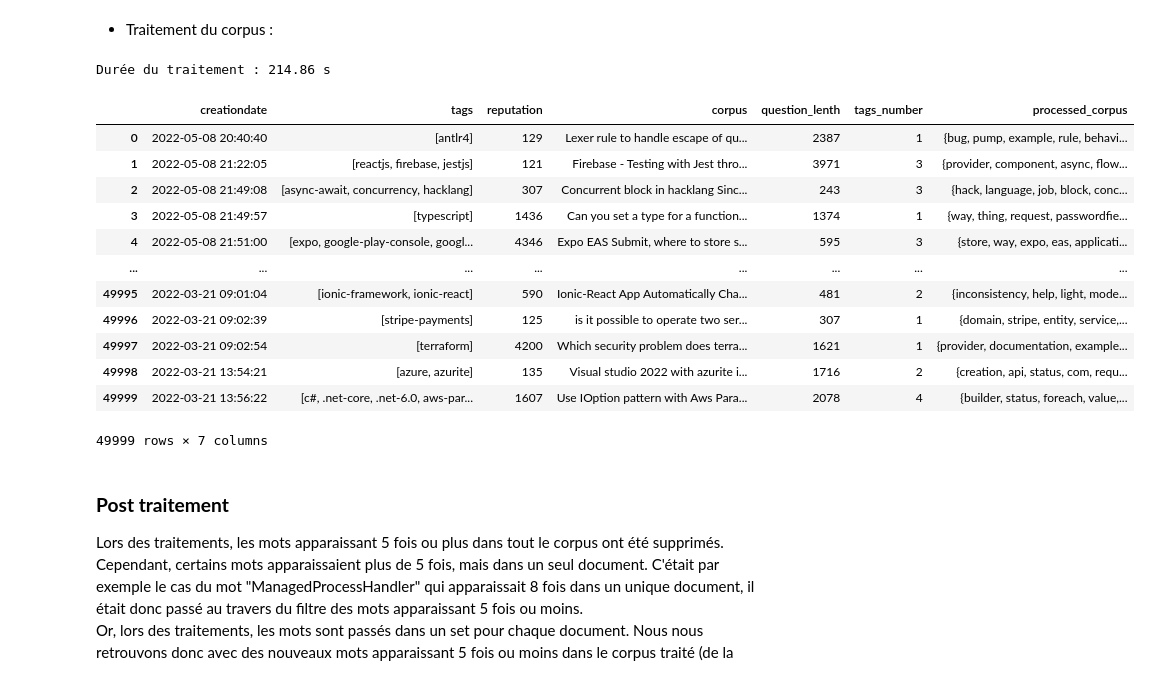
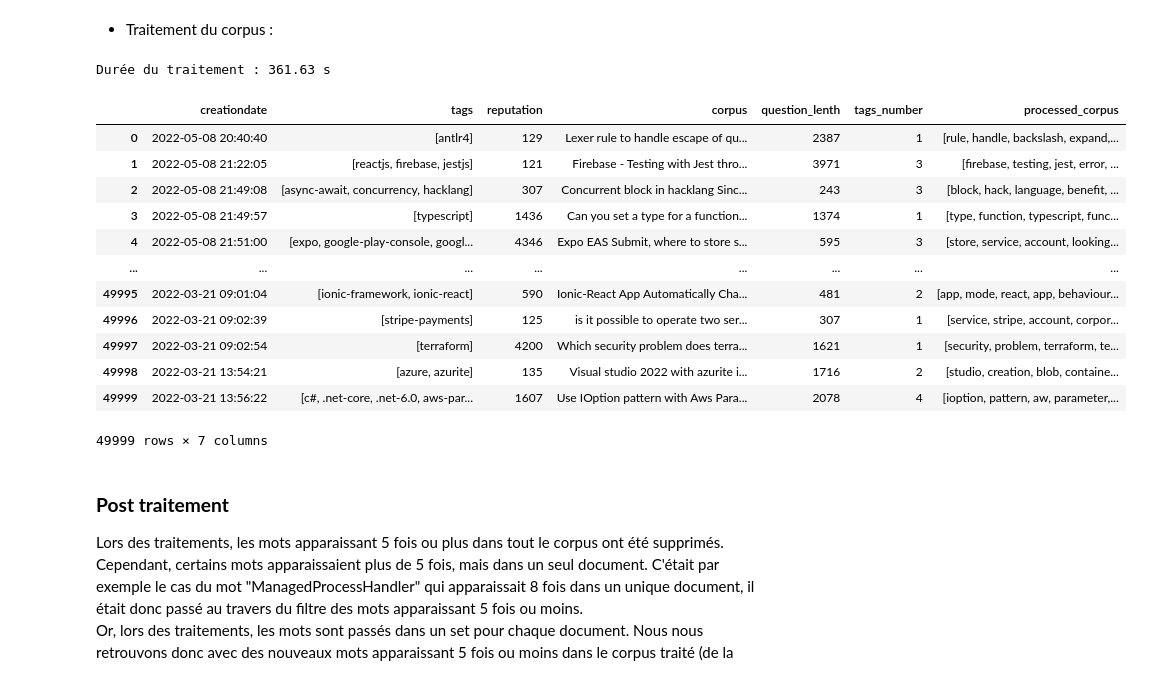
Before and after one commit to BiGHeaDMaX/Suggestion-automatique-de-mots-cles, a Jupyter notebook: 01 - Pré-traitements et Exploration.ipynb, the cells around one changed output. Cells and saved outputs as stored; diff of their text form; code cells hidden in the pictures.

Commit message:
paramètre return_set=False dans la fonction

```diff
--- a/01 - Pré-traitements et Exploration.ipynb
+++ b/01 - Pré-traitements et Exploration.ipynb
@@ -614,7 +614,8 @@ def process_documents(doc,
                    list_rare_words=None,
                    min_len_word=3,
                    alpha_only=True,
-                   extra_words=None
+                   extra_words=None,
+                   return_set=False
                    ):
 
     """
@@ -640,6 +641,7 @@ def process_documents(doc,
     min_len_word (int) : longueur des mots courts à supprimer, si None aucun mot supprimé (par défaut : 3).
     alpha_only (bool) : utilisation de la méthode .isalpha() pour ne garder que les lettres (par défaur : True).
     extra_words (set) : mots spécifiques supplémentaire à supprimer, privilégier un format en set pour des traitements plus rapides (par défaut : None).
+    return_set (bool) : retourner les résultats sous forme de set, pour supprimer les doublons dans les documents (Par défaut : False).
 
     ------------------------------------
 
@@ -650,13 +652,18 @@ def process_documents(doc,
     """
 
     # Passage du texte en minuscules
-    doc = doc.lower() #.strip()  # .strip() enlève le/les caractère(s) définis à gauche et à droite (espace par défaut)
+    doc = doc.lower()
 
     # Tokenisation du texte
     if tokenizer:
-        raw_tokens_list = set(tokenizer.tokenize(doc))  # set() pour supprimer les doublons
+        raw_tokens_list = tokenizer.tokenize(doc)
     else:
         raw_tokens_list = doc
+
+    # S'il est choisi de retourner un set, alors nous pouvons dès maintenant
+    # supprimer les doublons, les traitements suivants seront plus rapides
+    if return_set:
+        raw_tokens_list = set(raw_tokens_list)
 
     # Suppression des stopwords (si fournis)
     if stop_words:
@@ -687,11 +694,16 @@ def process_documents(doc,
         ecrase = ' '.join(alpha_tokens)  # Il faut "écraser" la liste pour qu'elle puisse passer dans le lemmatizerde Spacy
         doc = lemmentizer(ecrase)
         if pos:
-            lemmatized = set([word.lemma_ for word in doc if word.pos_ in pos])  # set() pour supprimer les nouveaux doublons
+            lemmatized = [word.lemma_ for word in doc if word.pos_ in pos]
         else:
-            lemmatized = set([word.lemma_ for word in doc])  # set() pour supprimer les nouveaux doublons
+            lemmatized = [word.lemma_ for word in doc]
     else:
         lemmatized = alpha_tokens
+
+    # S'il est choisi de retourner un set, alors nous pouvons dès maintenant
+    # supprimer les doublons, les traitements suivants seront plus rapides
+    if return_set:
+        lemmatized = set(lemmatized)
 
     # Suppression des extra_words (si fournis)
     if extra_words:
@@ -701,8 +713,12 @@ def process_documents(doc,
 
     # Forme des données retournées
     if rejoin:
-        return " ".join(final) # retourne une unique chaine de caractère contenant les tokens séparés par un espace
-    return final
+        final = " ".join(final) # retourne une unique chaine de caractère contenant les tokens séparés par un espace
+
+    if return_set:
+        return set(final)
+    else:
+        return final
 # %% [markdown]
 Préparation des différent éléments nécéssaire aux traitement : <br>
 - Instanciation du Tokenizer, nous allons utiliser *RegexpTokenizer* de NLTK.
@@ -747,34 +763,35 @@ pos_a_garder = set([
 # %%
 debut = time.time()  # Heure de début du traitement
 data['processed_corpus'] = data.corpus.apply(process_documents,
                                    doc,
                                    tokenizer=tokenizer,
                                    pos=pos_a_garder,
                                    lemmentizer=spacy_nlp,
                                    rejoin=False,
                                    stop_words=stop_words,
                                    list_rare_words=mots_rares,
                                    min_len_word=3,
                                    alpha_only=True,
-                                   extra_words=None
+                                   extra_words=None,
+                                   return_set=False
                              )
 print(f"Durée du traitement : {(time.time() - debut):.2f} s")
 
 data
 # %% [output]
-Durée du traitement : 214.86 s
+Durée du traitement : 361.63 s
 |  | creationdate | tags | reputation | corpus | question_lenth | tags_number | processed_corpus |
-| 0 | 2022-05-08 20:40:40 | [antlr4] | 129 | Lexer rule to handle escape of qu... | 2387 | 1 | {bug, pump, example, rule, behavi... |
-| 1 | 2022-05-08 21:22:05 | [reactjs, firebase, jestjs] | 121 | Firebase - Testing with Jest thro... | 3971 | 3 | {provider, component, async, flow... |
-| 2 | 2022-05-08 21:49:08 | [async-await, concurrency, hacklang] | 307 | Concurrent block in hacklang Sinc... | 243 | 3 | {hack, language, job, block, conc... |
-| 3 | 2022-05-08 21:49:57 | [typescript] | 1436 | Can you set a type for a function... | 1374 | 1 | {way, thing, request, passwordfie... |
-| 4 | 2022-05-08 21:51:00 | [expo, google-play-console, googl... | 4346 | Expo EAS Submit, where to store s... | 595 | 3 | {store, way, expo, eas, applicati... |
+| 0 | 2022-05-08 20:40:40 | [antlr4] | 129 | Lexer rule to handle escape of qu... | 2387 | 1 | [rule, handle, backslash, expand,... |
+| 1 | 2022-05-08 21:22:05 | [reactjs, firebase, jestjs] | 121 | Firebase - Testing with Jest thro... | 3971 | 3 | [firebase, testing, jest, error, ... |
+| 2 | 2022-05-08 21:49:08 | [async-await, concurrency, hacklang] | 307 | Concurrent block in hacklang Sinc... | 243 | 3 | [block, hack, language, benefit, ... |
+| 3 | 2022-05-08 21:49:57 | [typescript] | 1436 | Can you set a type for a function... | 1374 | 1 | [type, function, typescript, func... |
+| 4 | 2022-05-08 21:51:00 | [expo, google-play-console, googl... | 4346 | Expo EAS Submit, where to store s... | 595 | 3 | [store, service, account, looking... |
 | ... | ... | ... | ... | ... | ... | ... | ... |
-| 49995 | 2022-03-21 09:01:04 | [ionic-framework, ionic-react] | 590 | Ionic-React App Automatically Cha... | 481 | 2 | {inconsistency, help, light, mode... |
-| 49996 | 2022-03-21 09:02:39 | [stripe-payments] | 125 | is it possible to operate two ser... | 307 | 1 | {domain, stripe, entity, service,... |
-| 49997 | 2022-03-21 09:02:54 | [terraform] | 4200 | Which security problem does terra... | 1621 | 1 | {provider, documentation, example... |
-| 49998 | 2022-03-21 13:54:21 | [azure, azurite] | 135 | Visual studio 2022 with azurite i... | 1716 | 2 | {creation, api, status, com, requ... |
-| 49999 | 2022-03-21 13:56:22 | [c#, .net-core, .net-6.0, aws-par... | 1607 | Use IOption pattern with Aws Para... | 2078 | 4 | {builder, status, foreach, value,... |
+| 49995 | 2022-03-21 09:01:04 | [ionic-framework, ionic-react] | 590 | Ionic-React App Automatically Cha... | 481 | 2 | [app, mode, react, app, behaviour... |
+| 49996 | 2022-03-21 09:02:39 | [stripe-payments] | 125 | is it possible to operate two ser... | 307 | 1 | [service, stripe, account, corpor... |
+| 49997 | 2022-03-21 09:02:54 | [terraform] | 4200 | Which security problem does terra... | 1621 | 1 | [security, problem, terraform, te... |
+| 49998 | 2022-03-21 13:54:21 | [azure, azurite] | 135 | Visual studio 2022 with azurite i... | 1716 | 2 | [studio, creation, blob, containe... |
+| 49999 | 2022-03-21 13:56:22 | [c#, .net-core, .net-6.0, aws-par... | 1607 | Use IOption pattern with Aws Para... | 2078 | 4 | [ioption, pattern, aw, parameter,... |
 49999 rows × 7 columns
 # %% [markdown]
 ### **Post traitement**
```
Also changed, not shown: parts of 6 cells of this notebook.
